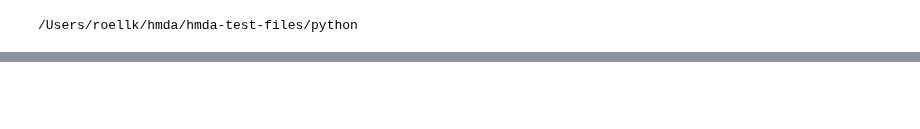
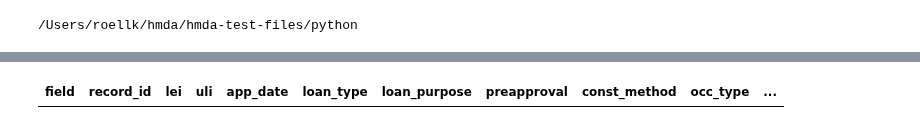
Before and after one commit to cfpb/hmda-test-files, a Jupyter notebook: python/edit_file_test_tool.ipynb, the cells around one changed output, grey strips where cells are left out. Drawn from its saved outputs; the diff is of its cells as text; code cells hidden in the pictures; blank space fills up the shorter version.

```diff
--- a/python/edit_file_test_tool.ipynb
+++ b/python/edit_file_test_tool.ipynb
@@ -146,0 +198,6 @@ lar_df[lar_df.county.isin(small_counties)]
+# %%
+test_ids = ["PI4DRJAWVZFPU98U02EYRE","PXN13ZNVDL9TIJWR1UWX8F","GT7H92U568QVXXR9I03X56","KLAY82I0HSO1S28EOIK1PA",
+"RB2GHRGX76G2BY0SP9RW1Z", "C6DDWX48AG7OACRYOM5JTM", "AAMG10VXCBB0Y9YRIMTFU6", "3P639HSUNEULFD42X0FPI2", "N57IF6D4VQVK4Q23IXI8KM"]
+clean_lar_df[clean_lar_df.uli.isin(test_ids)]
+# %% [output]
+| field | record_id | lei | uli | app_date | loan_type | loan_purpose | preapproval | const_method | occ_type | ... |
```
Also changed, not shown: parts of 19 cells of this notebook.
